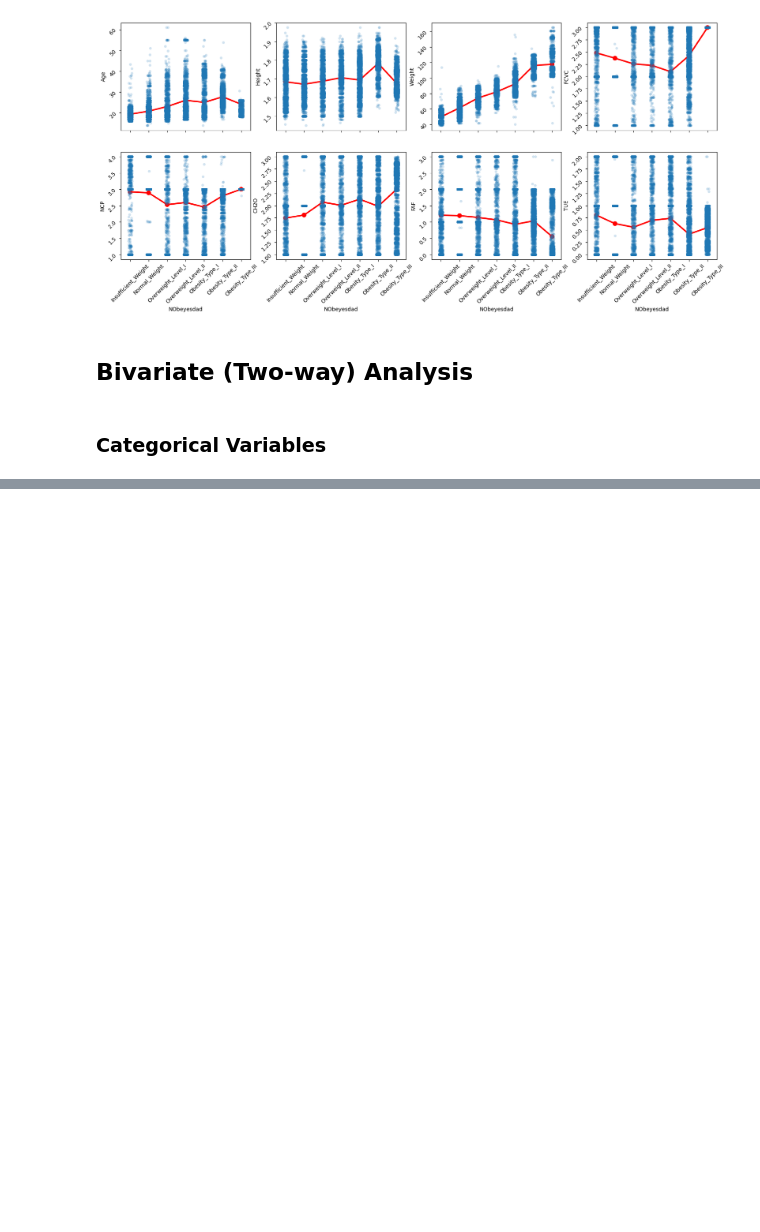
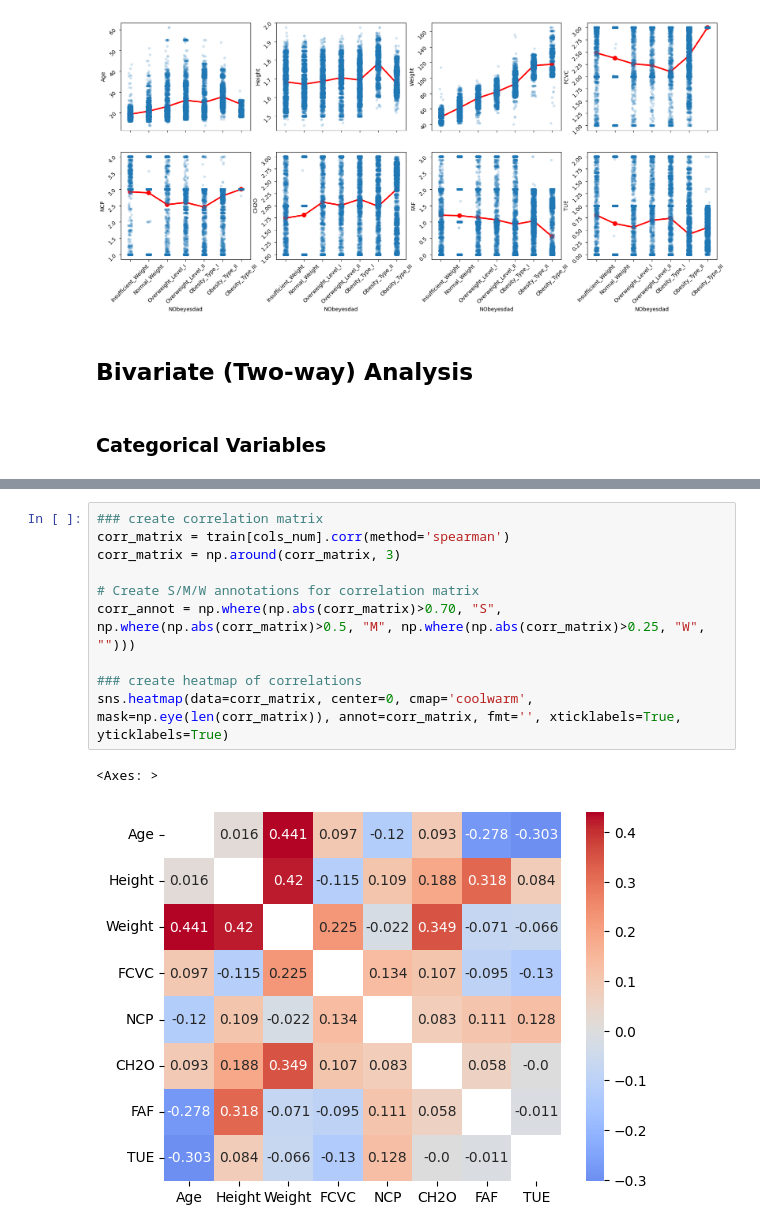
Before and after one commit to stephanie-yz/Kaggle_PG4.02_Obesity, a Jupyter notebook: 02 EDA.ipynb, the cells around one changed output, grey strips where cells are left out. Cells and saved outputs as stored; diff of their text form; blank space fills up the shorter version.

```diff
--- a/02 EDA.ipynb
+++ b/02 EDA.ipynb
@@ -96,0 +131,13 @@ for i, col in enumerate(cols_num):
+# %%
+### create correlation matrix
+corr_matrix = train[cols_num].corr(method='spearman')
+corr_matrix = np.around(corr_matrix, 3)
+
+# Create S/M/W annotations for correlation matrix
+corr_annot = np.where(np.abs(corr_matrix)>0.70, "S", np.where(np.abs(corr_matrix)>0.5, "M", np.where(np.abs(corr_matrix)>0.25, "W", "")))
+
+### create heatmap of correlations
+sns.heatmap(data=corr_matrix, center=0, cmap='coolwarm', mask=np.eye(len(corr_matrix)), annot=corr_matrix, fmt='', xticklabels=True, yticklabels=True)
+# %% [output]
+<Axes: >
+[figure, added]
```
Also changed, not shown: parts of 5 cells of this notebook.
